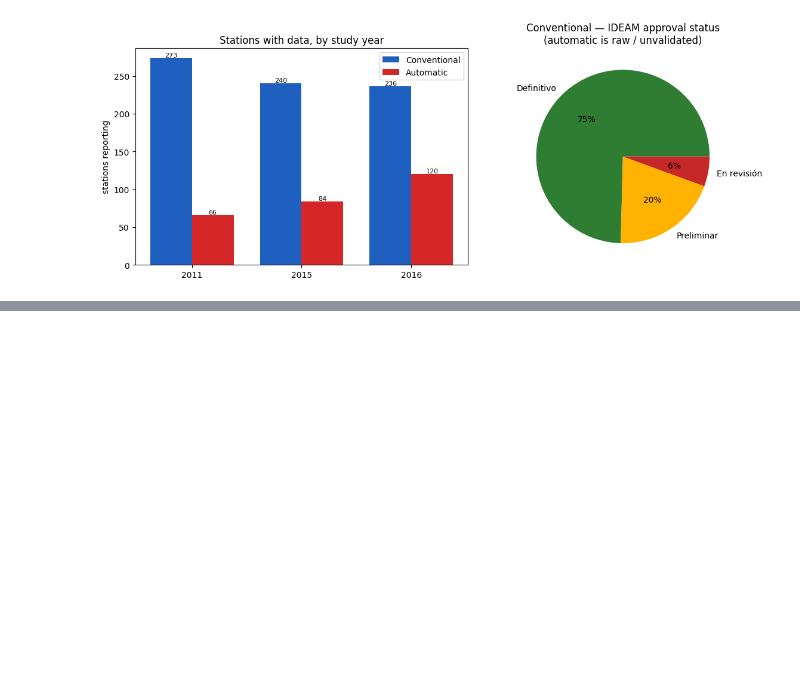
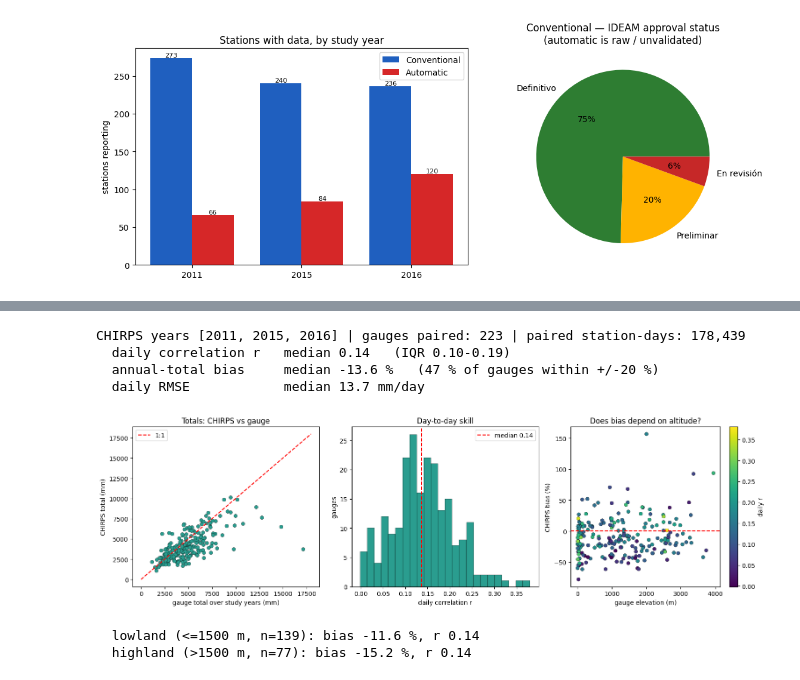
Before and after one commit to AYmANTwill/magdalena-mgb-sed, a Jupyter notebook: notebooks/10_rainfall_dataset_comparison.ipynb, the cells around one changed output, grey strips where cells are left out. Cells and saved outputs as stored; diff of their text form; code cells hidden in the pictures; blank space fills up the shorter version.

```diff
--- a/notebooks/10_rainfall_dataset_comparison.ipynb
+++ b/notebooks/10_rainfall_dataset_comparison.ipynb
@@ -186,0 +176,67 @@ minibacia to produce the daily rainfall that drives the MGB water balance.
+# %%
+import xarray as xr
+
+clim = REPO/'data'/'raw'/'climate'
+files = sorted(clim.glob('chirps_basin_*.nc'))
+assert files, 'run: python src/download_chirps.py'
+ch = xr.concat([xr.open_dataset(f) for f in files], dim='time').sortby('time')
+pr = ch['precip'].where(ch['precip'] >= 0)          # -9999 = missing
+
+# nearest CHIRPS pixel under every gauge
+sta = cv.dropna(subset=['lat','lon']).reset_index(drop=True)
+px  = pr.sel(latitude=xr.DataArray(sta.lat.values, dims='st'),
+             longitude=xr.DataArray(sta.lon.values, dims='st'), method='nearest').load()
+chd = pd.DataFrame(px.values, index=pd.to_datetime(px.time.values), columns=sta.code.values)
+chl = (chd.stack().rename('chirps_mm').rename_axis(['date','code']).reset_index())
+
+yrs  = sorted({int(f.stem.split('_')[-1]) for f in files})
+gg   = cvd[cvd.date.dt.year.isin(yrs)][['code','date','precip_mm']]
+pair = gg.merge(chl, on=['code','date'], how='inner').dropna()
+
+def _mets(d):
+    tg, tc = d.precip_mm.sum(), d.chirps_mm.sum()
+    return pd.Series({
+        'n': len(d), 'r': d.precip_mm.corr(d.chirps_mm),
+        'gauge_mm': tg, 'chirps_mm': tc,
+        'bias_pct': 100*(tc/tg-1) if tg > 0 else np.nan,
+        'rmse': np.sqrt(((d.chirps_mm-d.precip_mm)**2).mean()),
+        'wet_g': 100*(d.precip_mm > 1).mean(), 'wet_c': 100*(d.chirps_mm > 1).mean(),
+        'p95_g': d.precip_mm.quantile(.95), 'p95_c': d.chirps_mm.quantile(.95),
+        'p99_g': d.precip_mm.quantile(.99), 'p99_c': d.chirps_mm.quantile(.99),
+        'max_g': d.precip_mm.max(),         'max_c': d.chirps_mm.max()})
+
+M = pair.groupby('code').apply(_mets, include_groups=False)
+M = M[M.n >= 300].join(sta.set_index('code')[['alt','lat','lon','zona']])
+
+print(f'CHIRPS years {yrs} | gauges paired: {len(M)} | paired station-days: {len(pair):,}')
+print(f'  daily correlation r   median {M.r.median():.2f}   (IQR {M.r.quantile(.25):.2f}-{M.r.quantile(.75):.2f})')
+print(f'  annual-total bias     median {M.bias_pct.median():+.1f} %   '
+      f'({(M.bias_pct.abs() < 20).mean()*100:.0f} % of gauges within +/-20 %)')
+print(f'  daily RMSE            median {M.rmse.median():.1f} mm/day')
+
+fig, ax = plt.subplots(1, 3, figsize=(15.5, 4.6))
+mx = max(M.gauge_mm.max(), M.chirps_mm.max())*1.05
+ax[0].scatter(M.gauge_mm, M.chirps_mm, s=34, c='#2a9d8f', edgecolor='k', lw=.3)
+ax[0].plot([0, mx], [0, mx], 'r--', label='1:1')
+ax[0].set_xlabel('gauge total over study years (mm)'); ax[0].set_ylabel('CHIRPS total (mm)')
+ax[0].set_title('Totals: CHIRPS vs gauge'); ax[0].legend()
+ax[1].hist(M.r.dropna(), bins=24, color='#2a9d8f', edgecolor='k', lw=.3)
+ax[1].axvline(M.r.median(), color='r', ls='--', label=f'median {M.r.median():.2f}')
+ax[1].set_xlabel('daily correlation r'); ax[1].set_ylabel('gauges'); ax[1].set_title('Day-to-day skill'); ax[1].legend()
+sc = ax[2].scatter(M.alt, M.bias_pct, s=34, c=M.r, cmap='viridis', edgecolor='k', lw=.3)
+ax[2].axhline(0, color='r', ls='--'); plt.colorbar(sc, ax=ax[2], label='daily r')
+ax[2].set_xlabel('gauge elevation (m)'); ax[2].set_ylabel('CHIRPS bias (%)')
+ax[2].set_title('Does bias depend on altitude?')
+plt.tight_layout(); plt.show()
+
+hi = M[M.alt > 1500]; lo = M[M.alt <= 1500]
+print(f'  lowland (<=1500 m, n={len(lo)}): bias {lo.bias_pct.median():+.1f} %, r {lo.r.median():.2f}')
+print(f'  highland (>1500 m, n={len(hi)}): bias {hi.bias_pct.median():+.1f} %, r {hi.r.median():.2f}')
+# %% [output]
+CHIRPS years [2011, 2015, 2016] | gauges paired: 223 | paired station-days: 178,439
+  daily correlation r   median 0.14   (IQR 0.10-0.19)
+  annual-total bias     median -13.6 %   (47 % of gauges within +/-20 %)
+  daily RMSE            median 13.7 mm/day
+[figure, added]
+  lowland (<=1500 m, n=139): bias -11.6 %, r 0.14
+  highland (>1500 m, n=77): bias -15.2 %, r 0.14
```
Also changed, not shown: parts of 7 cells of this notebook, 1 other file.
